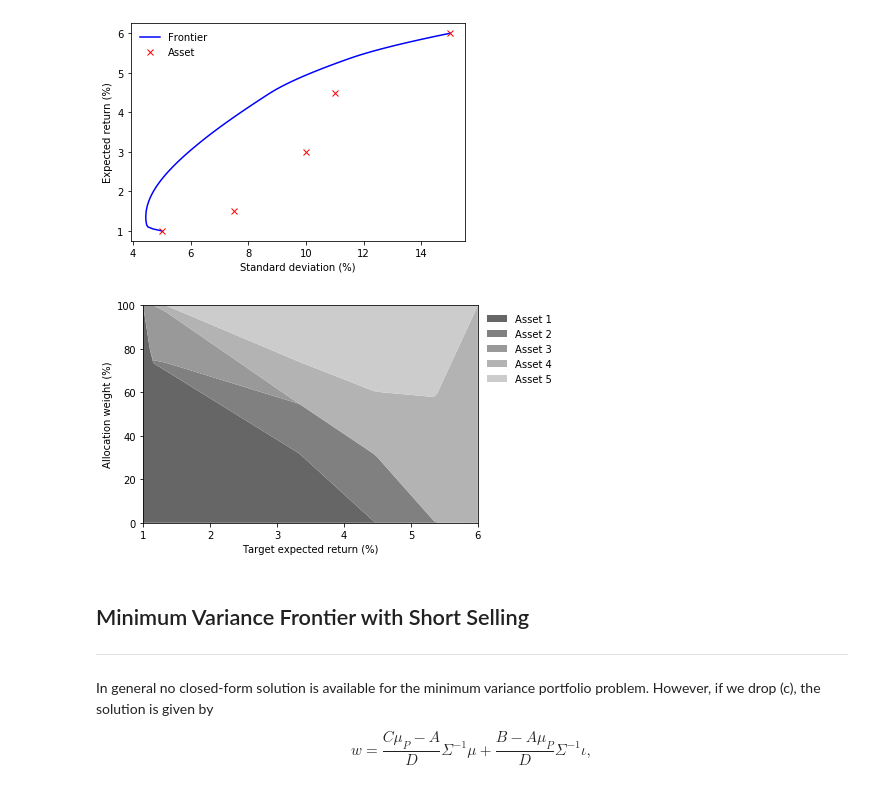
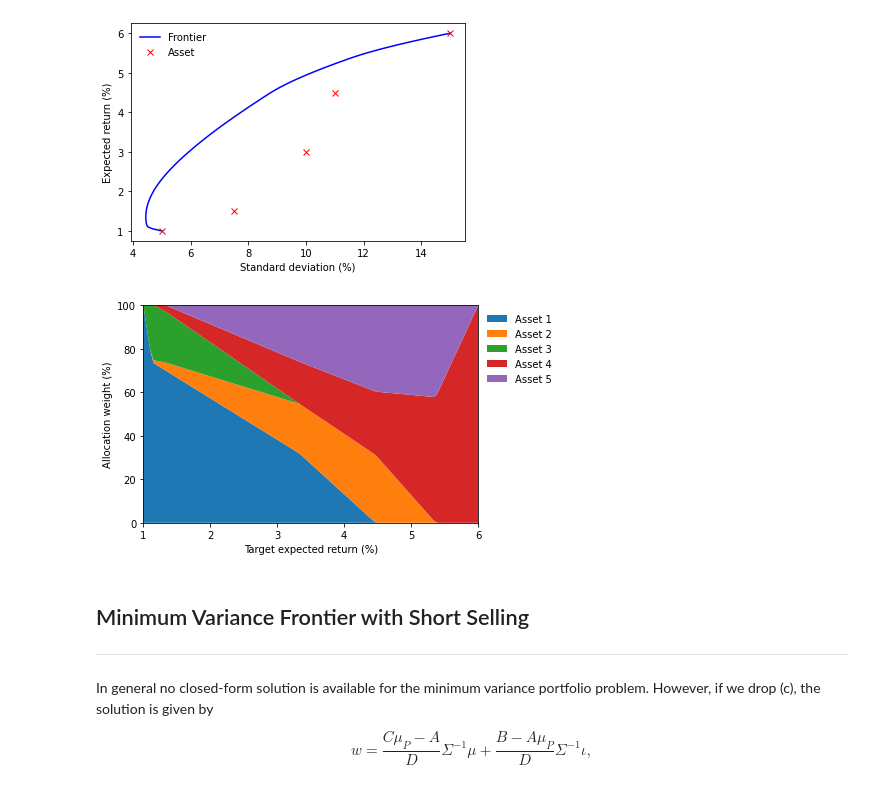
Before and after one commit to nakatsuma/GES-PEARL, a Jupyter notebook: notebook/ges_mvf.ipynb, the cells around one changed output. Saved outputs shown, nothing was run; the diff lists cells and outputs as text; code cells hidden in the pictures.

```diff
--- a/notebook/ges_mvf.ipynb
+++ b/notebook/ges_mvf.ipynb
@@ -101,7 +101,7 @@ V_Risk = np.zeros(V_Target.shape)
 V_Weight = np.zeros((V_Target.shape[0], Mu.shape[0]))
 for idx, Target_Return.value in enumerate(V_Target):
     Opt_Portfolio.solve(solver=cp.OSQP)
-    V_Weight[idx, :] = Weight.value.T
+    V_Weight[idx, :] = Weight.value
     V_Risk[idx] = np.sqrt(Risk_Variance.value)
 fig1 = plt.figure(num=1, facecolor='w')
 plt.plot(V_Risk, V_Target, 'b-')
@@ -114,16 +114,15 @@ plt.show()
 [figure]
 # %%
 fig2 = plt.figure(num=2, facecolor='w')
-plt.stackplot(V_Target, V_Weight.T*100,
-              colors=tuple([tuple(gray*np.ones(3)) for gray in np.linspace(0.4, 0.8, num=Mu.shape[0])]))
+plt.stackplot(V_Target, V_Weight.T*100)
 plt.axis([Mu.min(), Mu.max(), 0.0, 100.0])
 plt.legend(['Asset 1', 'Asset 2', 'Asset 3', 'Asset 4', 'Asset 5'],
            loc='upper left', bbox_to_anchor=(1.0, 1.0), frameon=False)
 plt.xlabel('Target expected return (%)')
 plt.ylabel('Allocation weight (%)')
 plt.show()
 # %% [output]
-[figure, old version]
+[figure, new version]
 # %% [markdown]
 ## Minimum Variance Frontier with Short Selling
 ---
```
Also changed, not shown: parts of 4 cells of this notebook.
